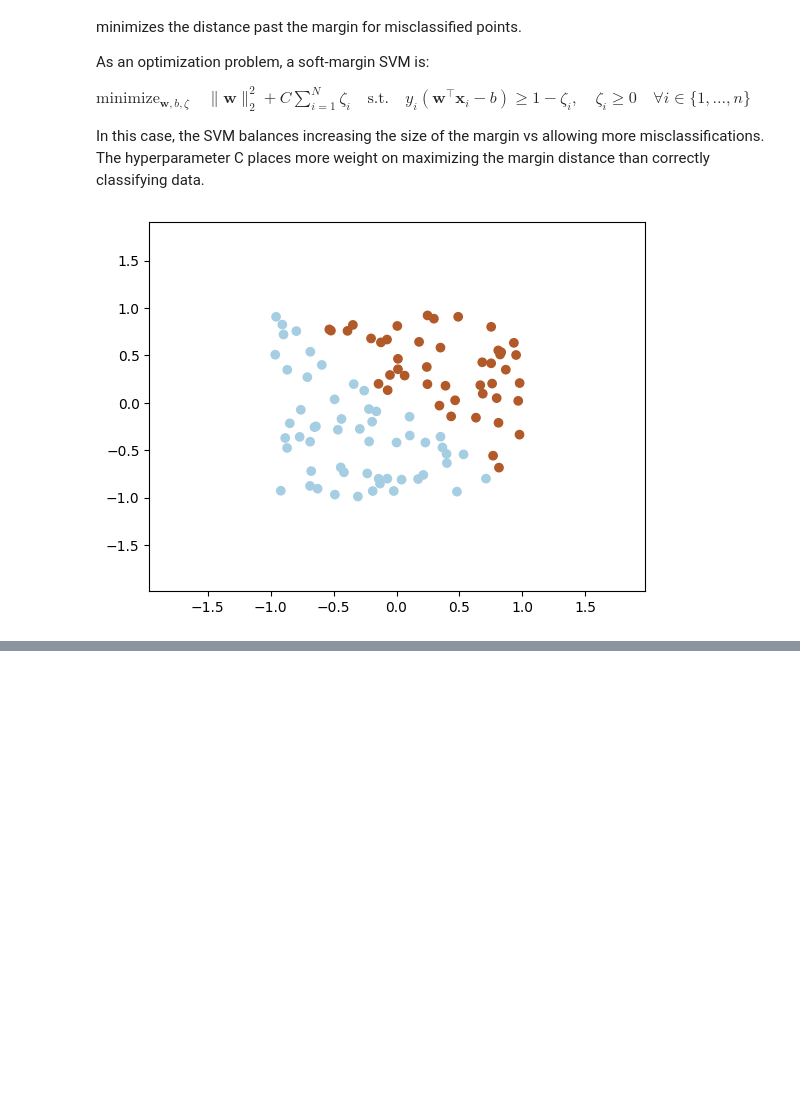
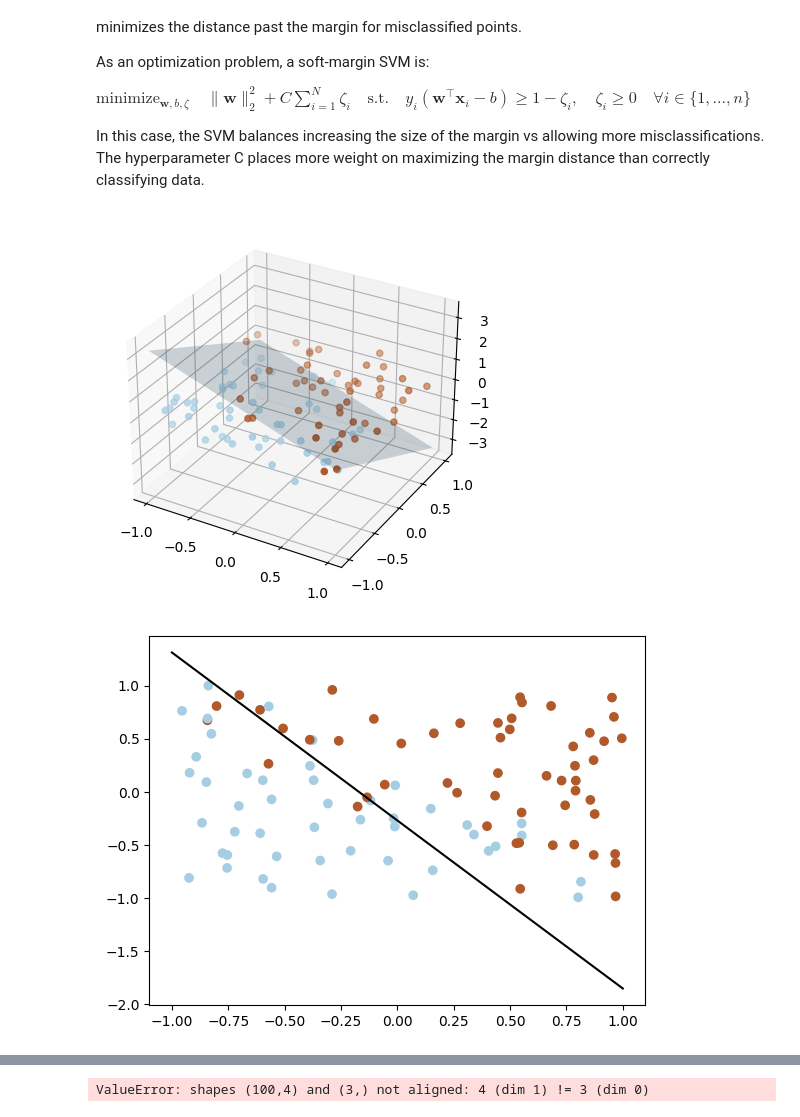
Before and after one commit to RunnersNum40/machine-intelligence, a Jupyter notebook: SVM/support_vector_machine.ipynb, the cells around one changed output, grey strips where cells are left out. Saved outputs shown, nothing was run; the diff lists cells and outputs as text; code cells hidden in the pictures; blank space fills up the shorter version.

```diff
--- a/SVM/support_vector_machine.ipynb
+++ b/SVM/support_vector_machine.ipynb
@@ -82,16 +127,3 @@ def generate_data_nls() -> tuple[np.ndarray, np.ndarray]:
     return X, y
 # %% [markdown]
 ## Demonstration
-# %%
-from matplotlib import pyplot as plt
-
-def plot_svm(X: np.ndarray, y: np.ndarray, model: SVM) -> None:
-    """Plot the data and the decision boundary of the SVM."""
-    plt.scatter(X[:, 0], X[:, 1], c=y, cmap=plt.cm.Paired)
-    x_min, x_max = X[:, 0].min() - 1, X[:, 0].max() + 1
-    y_min, y_max = X[:, 1].min() - 1, X[:, 1].max() + 1
-    xx, yy = np.meshgrid(np.arange(x_min, x_max, 0.02), np.arange(y_min, y_max, 0.02))
-    Z = model.predict(np.c_[xx.ravel(), yy.ravel()])
-    Z = Z.reshape(xx.shape)
-    plt.contour(xx, yy, Z, colors='k', linestyles='dashed')
-    plt.show()
@@ -135,18 +214,24 @@ $
 In this case, the SVM balances increasing the size of the margin vs allowing more misclassifications. The hyperparameter C places more weight on maximizing the margin distance than correctly classifying data.
 # %%
 # Generate data for non-linearly separable case
-X, y = generate_data_nls()
+X3, y3 = generate_data_nls(3)
+X2, y2 = generate_data_nls(2)
 
 # Create the model
-model = SVM()
+model3d = SVM()
+model2d = SVM()
 
 # Fit the model
-model.fit(X, y)
+model3d.fit(X3, y3, num_iters=5000)
+model2d.fit(X2, y2, num_iters=5000)
 
 # Plot the data and the decision boundary
-plot_svm(X, y, model)
+plot_svm(X3, y3, model3d)
+plot_svm(X2, y2, model2d)
 
 # Score the model
-print(f"Accuracy: {model.score(X, y):.2f}")
+print(f"3D Accuracy: {model3d.score(X3, y3):.2f}, Loss: {model3d.loss(X3, y2):.2f}")
+print(f"2D Accuracy: {model2d.score(X2, y2):.2f}, Loss: {model2d.loss(X2, y2):.2f}")
 # %% [output]
-[figure, old version]
+[figure, new version]
+[figure, added]
@@ -153,0 +239 @@ Accuracy: 0.45
+ValueError: shapes (100,4) and (3,) not aligned: 4 (dim 1) != 3 (dim 0)
```
Also changed, not shown: parts of 6 cells of this notebook.
